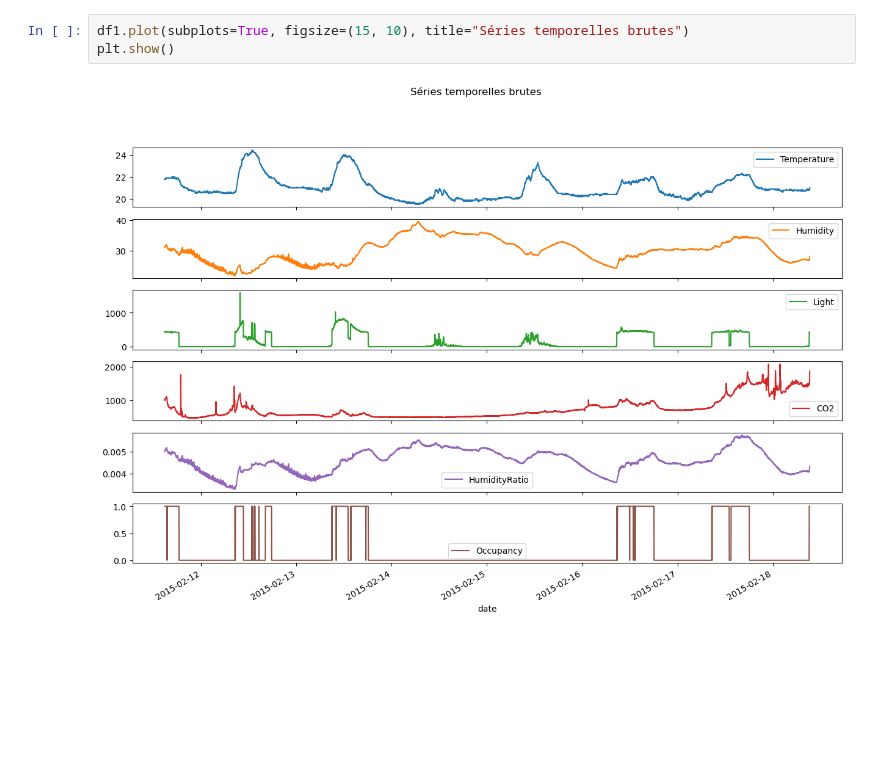
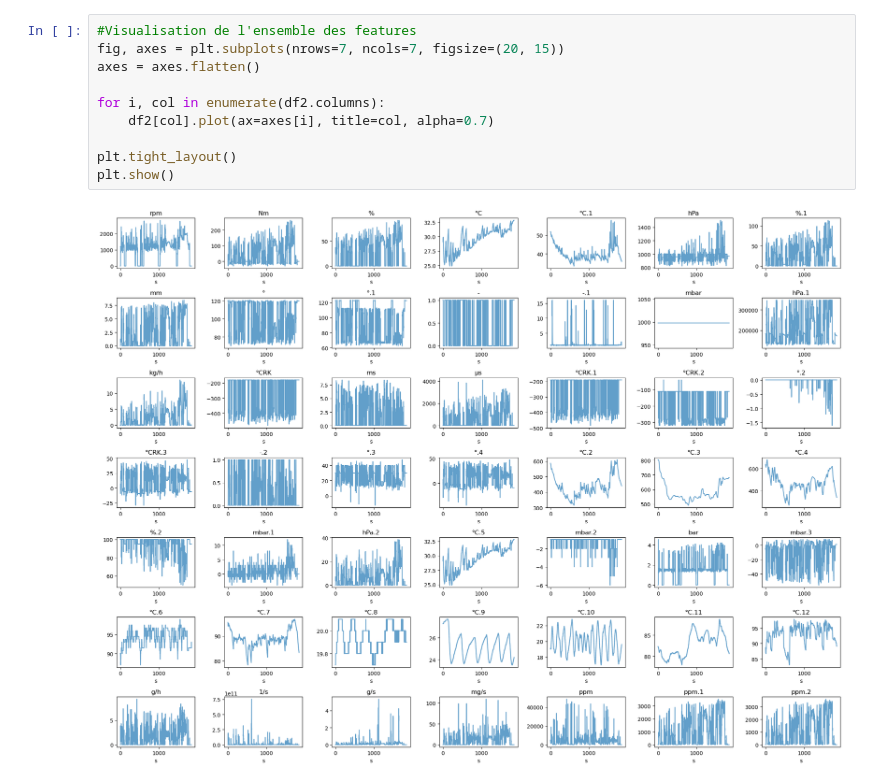
Before and after one commit to CorentinPellerin/TimeSeADPellerinC, a Jupyter notebook: timesead.ipynb, the cells around one changed output. Drawn from its saved outputs; the diff is of its cells as text; blank space fills up the shorter version.

```diff
--- a/timesead.ipynb
+++ b/timesead.ipynb
@@ -103,5 +168,12 @@ df1.describe()
-# %%
-df1.plot(subplots=True, figsize=(15, 10), title="Séries temporelles brutes")
-plt.show()
-# %% [output]
-[figure, removed]
+# %%
+#Visualisation de l'ensemble des features
+fig, axes = plt.subplots(nrows=7, ncols=7, figsize=(20, 15))
+axes = axes.flatten()
+
+for i, col in enumerate(df2.columns):
+    df2[col].plot(ax=axes[i], title=col, alpha=0.7)
+
+plt.tight_layout()
+plt.show()
+# %% [output]
+[figure, added]
```
Also changed, not shown: parts of 23 cells of this notebook.
